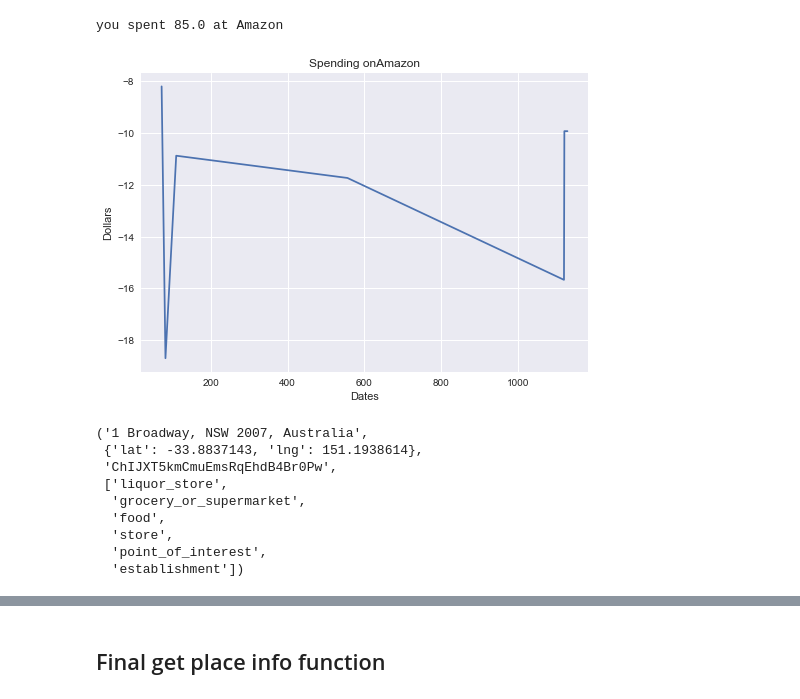
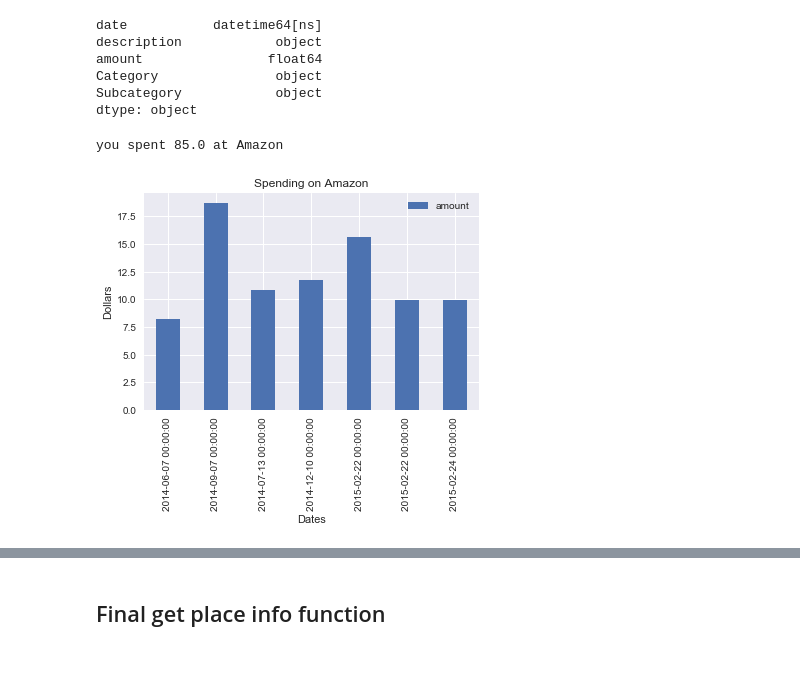
Before and after one commit to khalido/money_bot, a Jupyter notebook: parsing_csv.ipynb, the cells around one changed output, grey strips where cells are left out. Saved outputs shown, nothing was run; the diff lists cells and outputs as text; code cells hidden in the pictures; blank space fills up the shorter version.

Commit message:
added date range filtering

```diff
--- a/parsing_csv.ipynb
+++ b/parsing_csv.ipynb
@@ -84,0 +79,3 @@ data.head(100)
+# %%
+data['date'] = data['date'].apply(pd.to_datetime)
+data.head()
@@ -85,45 +89,31 @@ data.head(100)
+# %%
+data.dtypes
+# %% [output]
+date           datetime64[ns]
+description            object
+amount                float64
+Category               object
+Subcategory            object
+dtype: object
 # %%
 # ignoring the date for now
 what="Amazon"
 
-if what in data.category.values:
-    total_spend = -data[data.category.values == what]["amount"].sum()
+if what in data.Category.values:
+    df = data[data.Category.values == what].copy()
+    df.amount = df['amount'].apply(abs)
+    total_spend = df["amount"].sum()
 
     # lets tell the user how much was spent on this category
     msg = f"you spent {total_spend} at {what}"
     print(msg)
+    #reply(user_id, msg)
 
     # lets plot something
-    plt.plot(data[data.category.values == what]["amount"])
-    plt.title("Spending on" + what)
+    df.plot.bar(x="date", y="amount")
+    #plt.plot(data[data.Category.values == what]["amount"])
+    plt.title("Spending on " + what)
     plt.xlabel("Dates"), plt.ylabel("Dollars")
 # %% [output]
 you spent 85.0 at Amazon
-[figure, old version]
+[figure, new version]
-# %%
-country = "Australia"
-query = "Aldi Broadway"
-url = "https://maps.googleapis.com/maps/api/place/textsearch/json"
-payload= {"query": query+" "+country, "key": PLACES_API}
-r = requests.get(url, params=payload)
-if r.json()["results"] != []:
-    place = r.json()["results"][0]
-else:
-    print("Returned no result")
-
-address = place['formatted_address']
-location = place['geometry']['location']
-place_id = place['place_id']
-types = place['types']
-
-address, location, place_id, types
-# %% [output]
-('1 Broadway, NSW 2007, Australia',
- {'lat': -33.8837143, 'lng': 151.1938614},
- 'ChIJXT5kmCmuEmsRqEhdB4Br0Pw',
- ['liquor_store',
-  'grocery_or_supermarket',
-  'food',
-  'store',
-  'point_of_interest',
-  'establishment'])
```
Also changed, not shown: parts of 18 cells of this notebook, 2 other files.
